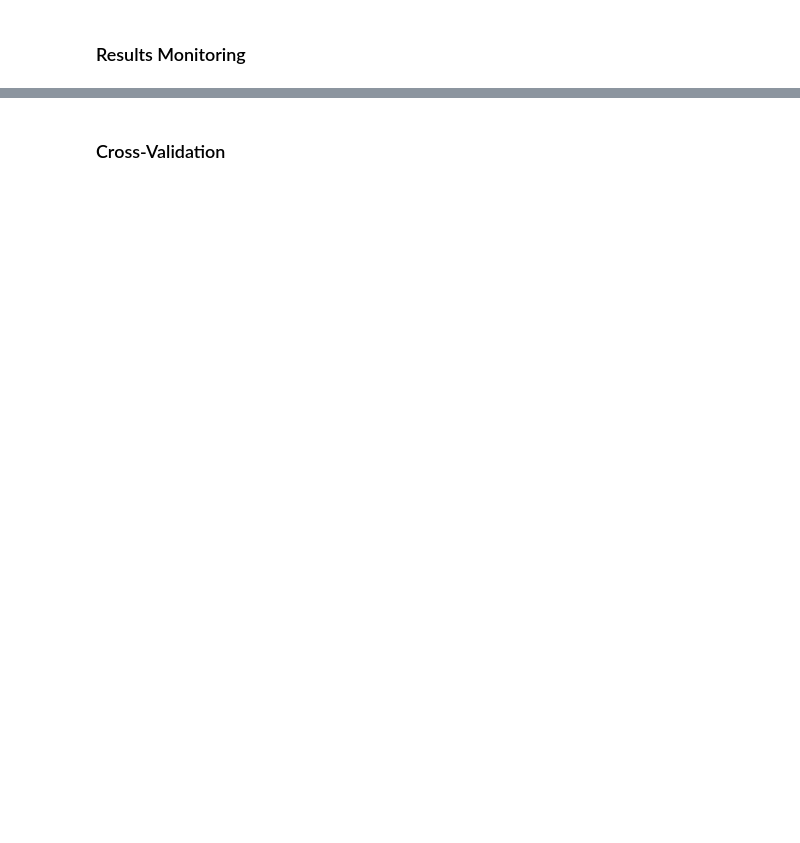
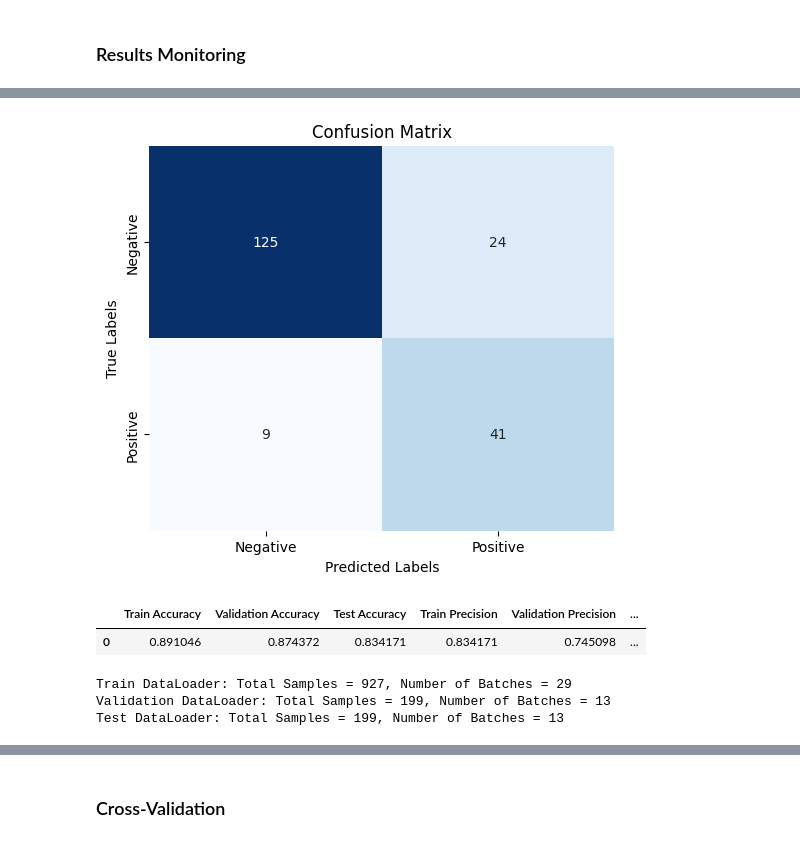
Before and after one commit to KyleZrey/SMCA, a Jupyter notebook: fusion_classification/SMCA_MCA.ipynb, the cells around one changed output, grey strips where cells are left out. Saved outputs shown, nothing was run; the diff lists cells and outputs as text; code cells hidden in the pictures; blank space fills up the shorter version.

```diff
--- a/fusion_classification/SMCA_MCA.ipynb
+++ b/fusion_classification/SMCA_MCA.ipynb
@@ -927,9 +950,20 @@ def plot_losses(train_losses, val_losses):
+# %%
+plot_confusion_matrix(test_conf_matrix)
+# %% [output]
+[figure, added]
 # %%
 # Display the table
-# metrics_df
+metrics_df
+# %% [output]
+|  | Train Accuracy | Validation Accuracy | Test Accuracy | Train Precision | Validation Precision | ... |
+| 0 | 0.891046 | 0.874372 | 0.834171 | 0.834171 | 0.745098 | ... |
 # %%
-# # Print sizes of each DataLoader (FOR CHECKING)
-# print_dataloader_sizes(train_dataloader, "Train")
-# print_dataloader_sizes(val_dataloader, "Validation")
-# print_dataloader_sizes(test_dataloader, "Test")
+# Print sizes of each DataLoader (FOR CHECKING)
+print_dataloader_sizes(train_dataloader, "Train")
+print_dataloader_sizes(val_dataloader, "Validation")
+print_dataloader_sizes(test_dataloader, "Test")
+# %% [output]
+Train DataLoader: Total Samples = 927, Number of Batches = 29
+Validation DataLoader: Total Samples = 199, Number of Batches = 13
+Test DataLoader: Total Samples = 199, Number of Batches = 13
 # %%
```
Also changed, not shown: parts of 10 cells of this notebook, 1 other file.
